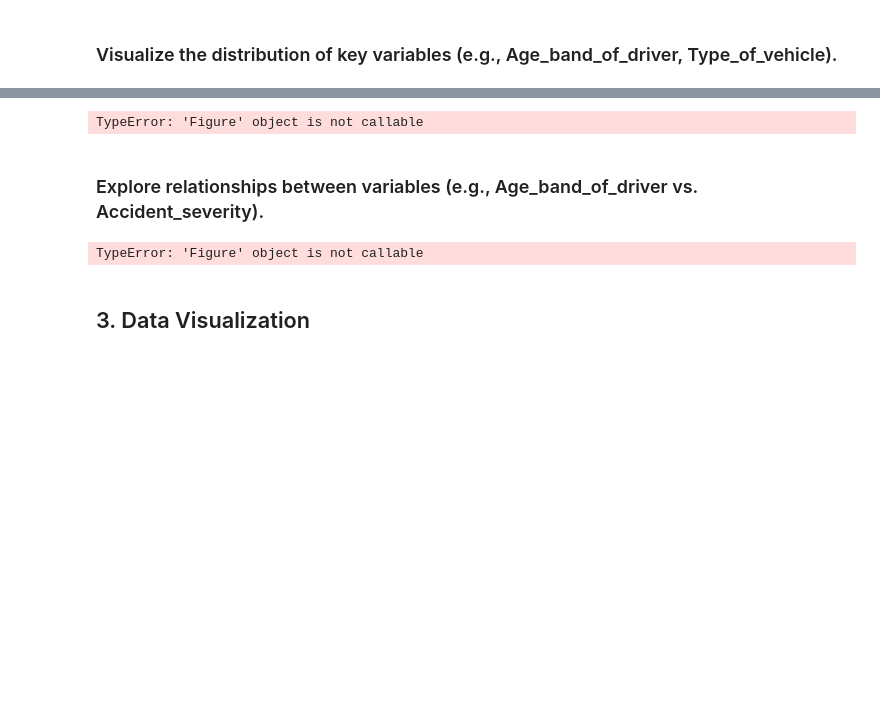
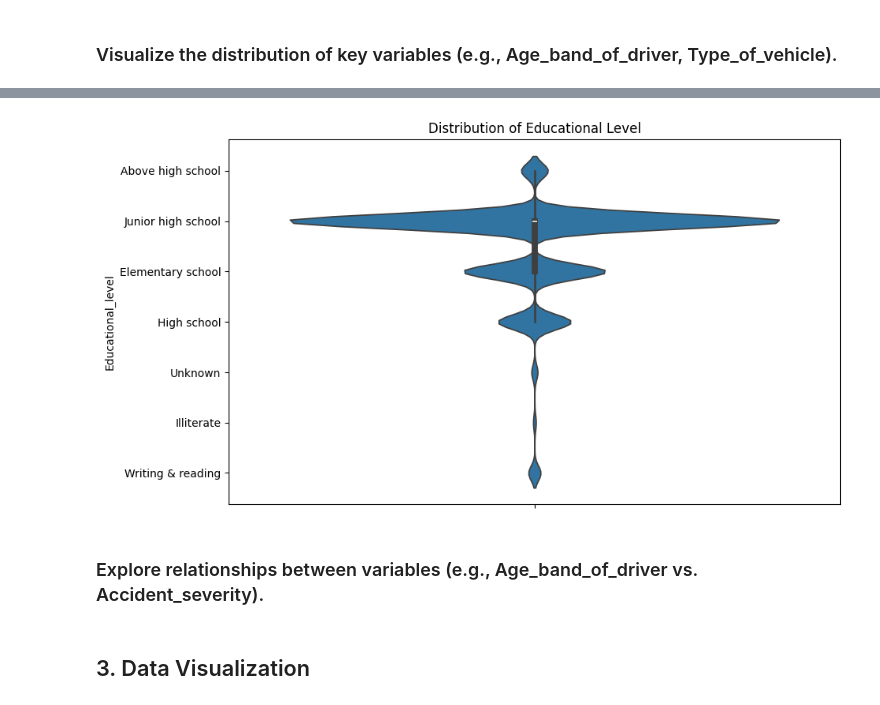
Before and after one commit to actualIslam/T5-week1-test, a Jupyter notebook: Task_(1)_Week_1.ipynb, the cells around one changed output, grey strips where cells are left out. Cells and saved outputs as stored; diff of their text form; code cells hidden in the pictures; blank space fills up the shorter version.

```diff
--- a/Task_(1)_Week_1.ipynb
+++ b/Task_(1)_Week_1.ipynb
@@ -256,19 +261,12 @@ TypeError: 'Figure' object is not callable
 # %%
 plt.figure(figsize=(10, 6))
 sns.violinplot(df['Educational_level'], cmap='coolwarm')
-plt.title('Distribution of Educational_level')
+plt.title('Distribution of Educational Level')
 plt.show()
 # %% [output]
-TypeError: 'Figure' object is not callable
+[figure, added]
 # %% [markdown]
 ### Explore relationships between variables (e.g., Age_band_of_driver vs. Accident_severity).
-# %%
-plt.figure(figsize=(10, 6))
-sns.scatterplot(df['Age_band_of_driver'], df['Accident_severity'])
-plt.title('Age_band_of_driver vs. Accident_severity')
-plt.show()
-# %% [output]
-TypeError: 'Figure' object is not callable
 # %% [markdown]
 ## 3. Data Visualization
 # %% [markdown]
```
Also changed, not shown: parts of 18 cells of this notebook.
